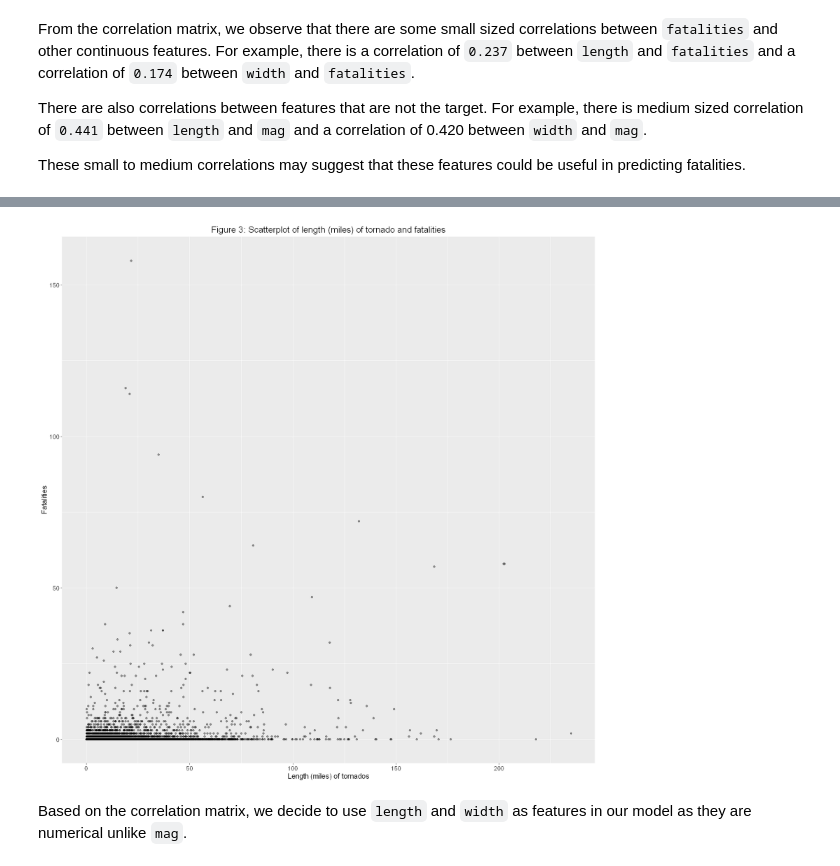
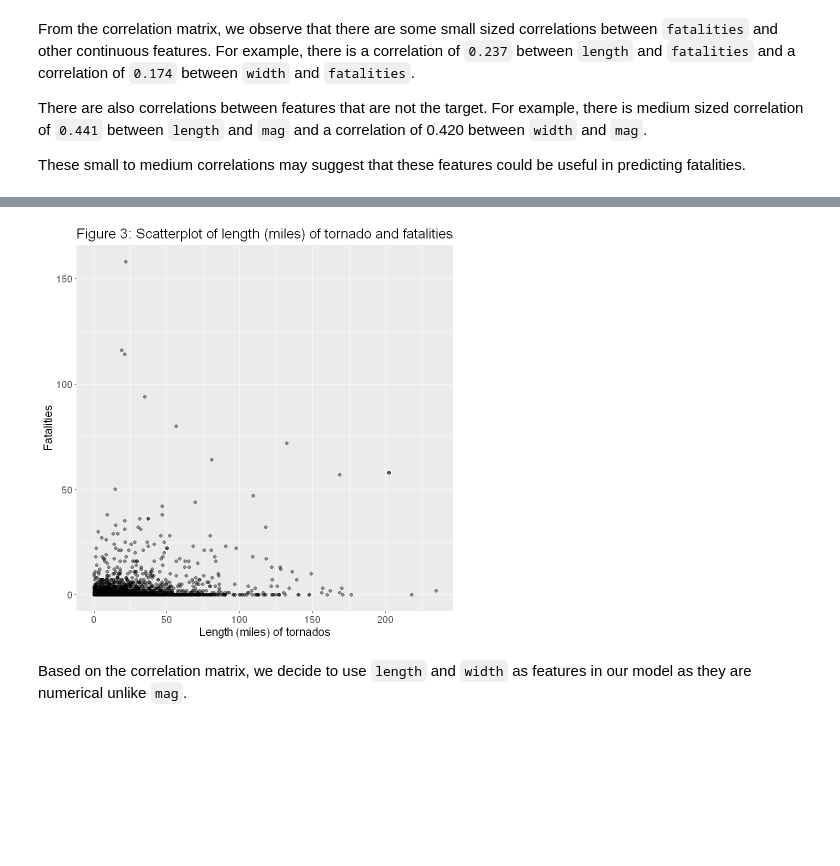
Before and after one commit to DSCI-310-2024/DSCI-310-Group-1-Predict-Casualties-From-Tornado-Data, a Jupyter notebook: src/tornado_fatalities_predictor.ipynb, the cells around one changed output, grey strips where cells are left out. Drawn from its saved outputs; the diff is of its cells as text; code cells hidden in the pictures; blank space fills up the shorter version.

```diff
--- a/src/tornado_fatalities_predictor.ipynb
+++ b/src/tornado_fatalities_predictor.ipynb
@@ -169,13 +171,15 @@ fatalities_width_scatterplot
 # %%
+options(repr.plot.width = 7, repr.plot.height = 7)
+
 fatalities_length_scatterplot = ggplot(df, aes(x = length, y = fatalities)) +
     geom_point(alpha = 0.4) +
     xlab("Length (miles) of tornados") +
     ylab("Fatalities") +
     theme(text = element_text(size = 14), plot.title = element_text(hjust = 0.5)) +
     ggtitle("Figure 3: Scatterplot of length (miles) of tornado and fatalities")
 fatalities_length_scatterplot
 # %% [output]
-[figure, old version]
+[figure, new version]
 # %% [markdown]
 Based on the correlation matrix, we decide to use `length` and `width` as features in our model as they are numerical unlike `mag`.
 # %% [markdown]
```
Also changed, not shown: parts of 3 cells of this notebook.
